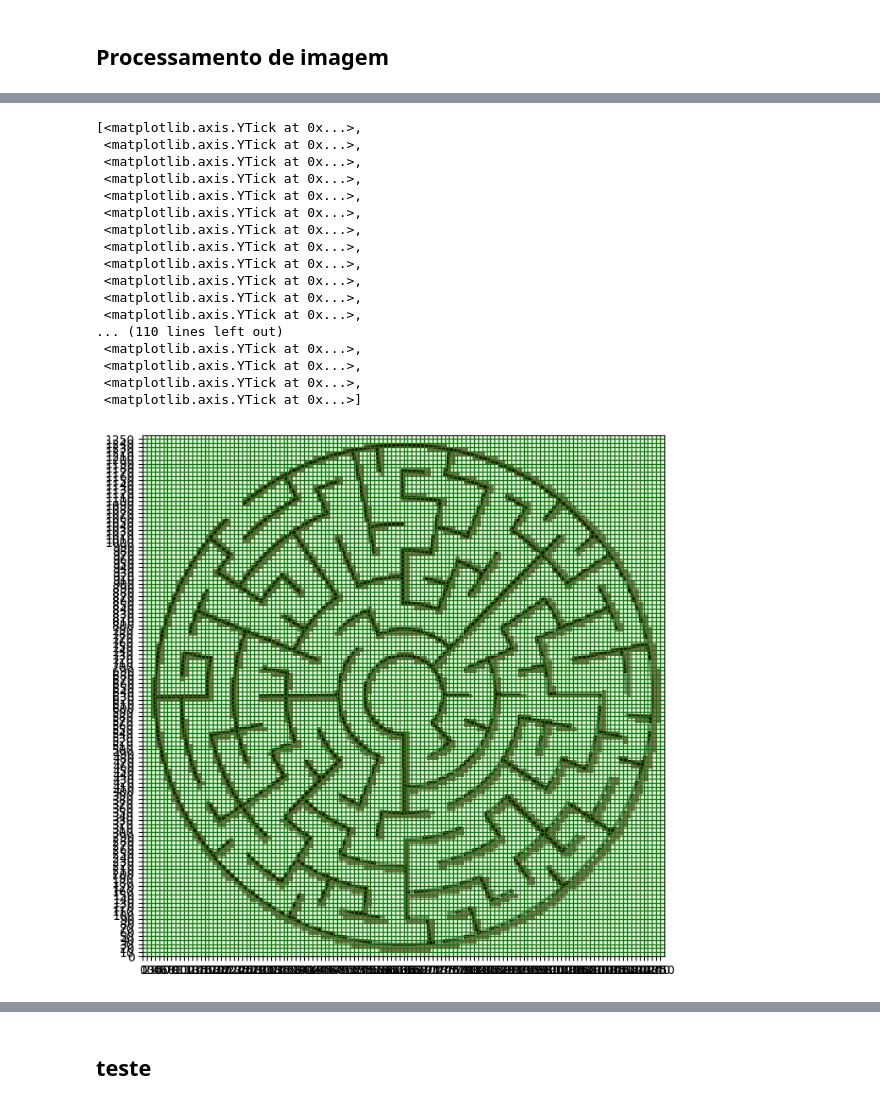
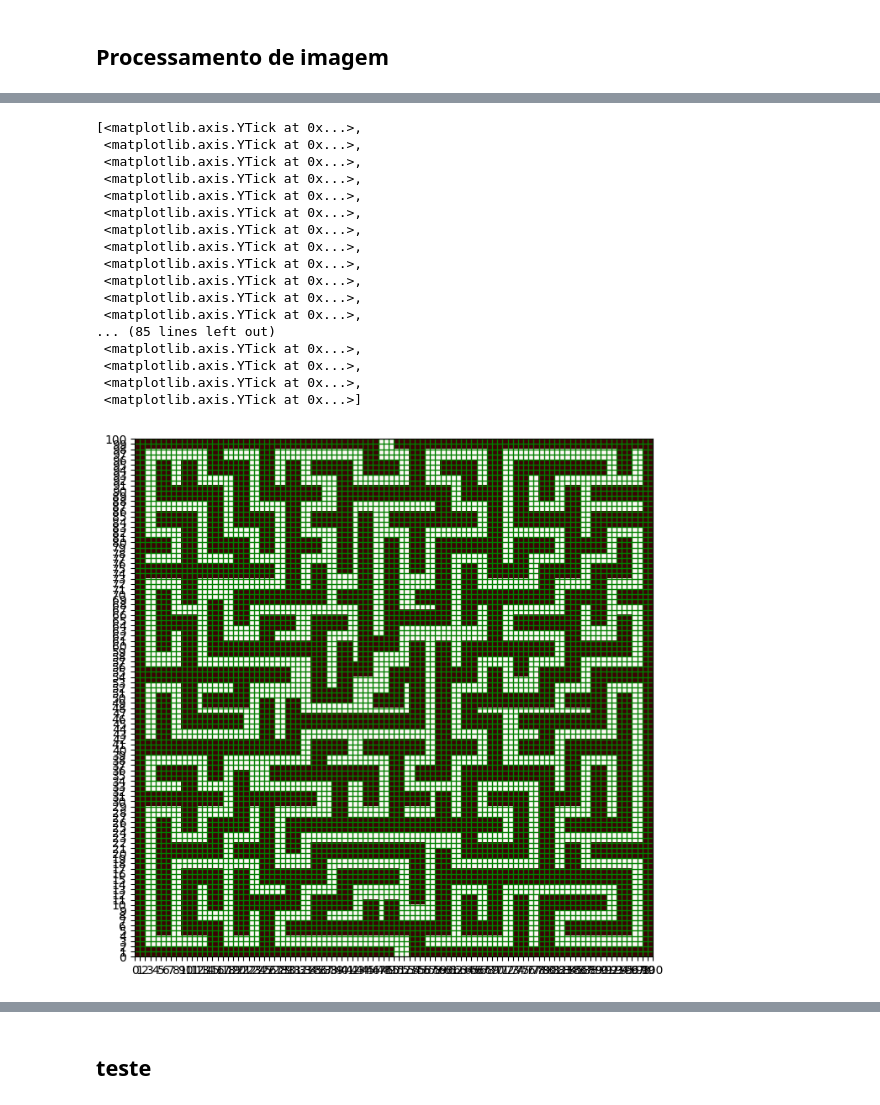
Before and after one commit to rafaelos134/RoboticaMovel, a Jupyter notebook: tp2/src/1_Roadmap/main_Roadmap.ipynb, the cells around one changed output, grey strips where cells are left out. Saved outputs shown, nothing was run; the diff lists cells and outputs as text; code cells hidden in the pictures.

```diff
--- a/tp2/src/1_Roadmap/main_Roadmap.ipynb
+++ b/tp2/src/1_Roadmap/main_Roadmap.ipynb
@@ -30,7 +26,7 @@ fig = plt.figure(figsize=(8,8), dpi=100)
 ax = fig.add_subplot(111, aspect='equal')
 
 # Invertendo os valores para visualização (Branco - 0, Preto - 1)
-img = mpimg.imread('../mapas_meus/circular_maze.png').astype(float)
+img = mpimg.imread('../../testes/new_maze_expand.png').astype(float)
 
 if img.ndim == 3:
     img = img[:, :, 0]
@@ -49,12 +45,12 @@ ax.imshow(img, cmap='Greys', origin='upper')
 # %%
 # Dimensões do mapa informado em metros (X, Y)
-map_dims = np.array([1258, 1259]) # Cave
+map_dims = np.array([100, 100]) # Cave
 
 # Escala Pixel/Metro
 sy, sx = img.shape[:2] / map_dims
 
 # Tamanho da célula do nosso Grid (em metros)
-cell_size = 10
+cell_size = 1
 
 rows, cols = (map_dims / cell_size).astype(int)
 grid = np.zeros((rows, cols))
@@ -77,35 +73,36 @@ grid[grid > threshold] = 1
 grid[grid<= threshold] = 0
 
 fig = plt.figure(figsize=(8,8), dpi=100)
 ax = fig.add_subplot(111, aspect='equal')
 
 # Plotando Mapa e Células
+
 obj = ax.imshow(img, cmap='Greys', extent=(0, map_dims[1], 0, map_dims[0]), origin='upper')
 obj = ax.imshow(grid, cmap='Reds', extent=(0, map_dims[1], 0, map_dims[0]), alpha=.6)
 
 # Plotando as linhas do grid para facilitar a visualização
 ax.grid(which='major', axis='both', linestyle='-', color='green', linewidth=1)
 ax.set_xticks(np.arange(0, map_dims[1]+1, cell_size))
 ax.set_yticks(np.arange(0, map_dims[0]+1, cell_size))
 # %% [output]
 [<matplotlib.axis.YTick at 0x...>,
  <matplotlib.axis.YTick at 0x...>,
  <matplotlib.axis.YTick at 0x...>,
  <matplotlib.axis.YTick at 0x...>,
  <matplotlib.axis.YTick at 0x...>,
  <matplotlib.axis.YTick at 0x...>,
  <matplotlib.axis.YTick at 0x...>,
  <matplotlib.axis.YTick at 0x...>,
  <matplotlib.axis.YTick at 0x...>,
  <matplotlib.axis.YTick at 0x...>,
  <matplotlib.axis.YTick at 0x...>,
  <matplotlib.axis.YTick at 0x...>,
-... (110 lines left out)
+... (85 lines left out)
  <matplotlib.axis.YTick at 0x...>,
  <matplotlib.axis.YTick at 0x...>,
  <matplotlib.axis.YTick at 0x...>,
  <matplotlib.axis.YTick at 0x...>]
-[figure, old version]
+[figure, new version]
 # %%
 # Criando o Grafo para o nosso Grid
 
```
Also changed, not shown: parts of 23 cells of this notebook, 8 other files.
